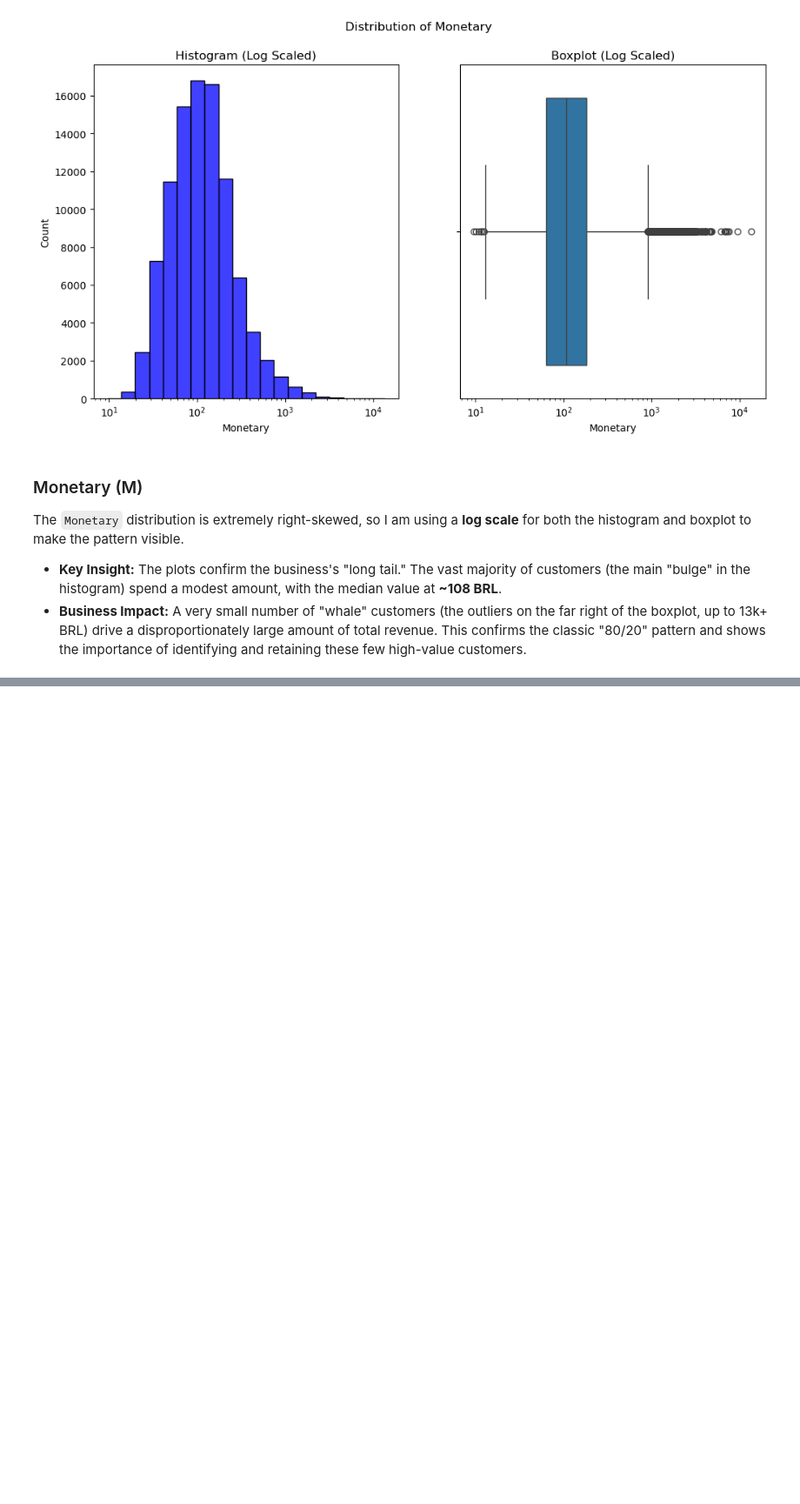
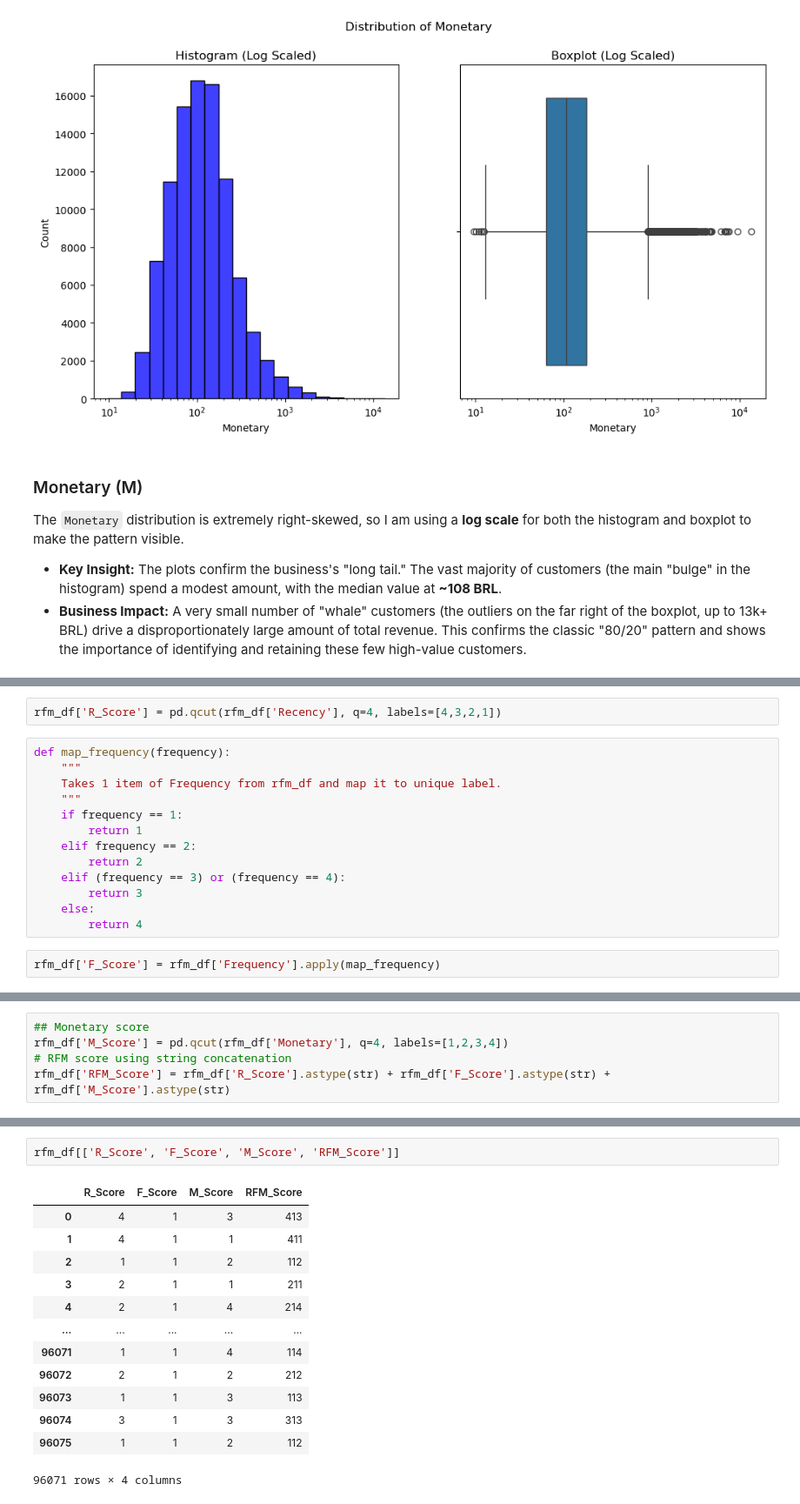
Before and after one commit to zeeshan-akram-ds/Olist-ECommerce-Analysis, a Jupyter notebook: notebooks/03_RFM_Analysis.ipynb, the cells around one changed output, grey strips where cells are left out. Shown at 87% size. Cells and saved outputs as stored; diff of their text form; blank space fills up the shorter version.

Commit message:
Calculated individual R, F, M scores and final RFM_Score string.

```diff
--- a/notebooks/03_RFM_Analysis.ipynb
+++ b/notebooks/03_RFM_Analysis.ipynb
@@ -228,0 +254,17 @@ The `Monetary` distribution is extremely right-skewed, so I am using a **log sca
+# %%
+rfm_df['R_Score'] = pd.qcut(rfm_df['Recency'], q=4, labels=[4,3,2,1])
+# %%
+def map_frequency(frequency):
+    """
+    Takes 1 item of Frequency from rfm_df and map it to unique label.
+    """
+    if frequency == 1:
+        return 1
+    elif frequency == 2:
+        return 2
+    elif (frequency == 3) or (frequency == 4):
+        return 3
+    else:
+        return 4
+# %%
+rfm_df['F_Score'] = rfm_df['Frequency'].apply(map_frequency)
@@ -228,0 +285,5 @@ The `Monetary` distribution is extremely right-skewed, so I am using a **log sca
+# %%
+## Monetary score
+rfm_df['M_Score'] = pd.qcut(rfm_df['Monetary'], q=4, labels=[1,2,3,4])
+# RFM score using string concatenation
+rfm_df['RFM_Score'] = rfm_df['R_Score'].astype(str) + rfm_df['F_Score'].astype(str) + rfm_df['M_Score'].astype(str)
@@ -228,0 +315,16 @@ The `Monetary` distribution is extremely right-skewed, so I am using a **log sca
+# %%
+rfm_df[['R_Score', 'F_Score', 'M_Score', 'RFM_Score']]
+# %% [output]
+|  | R_Score | F_Score | M_Score | RFM_Score |
+| 0 | 4 | 1 | 3 | 413 |
+| 1 | 4 | 1 | 1 | 411 |
+| 2 | 1 | 1 | 2 | 112 |
+| 3 | 2 | 1 | 1 | 211 |
+| 4 | 2 | 1 | 4 | 214 |
+| ... | ... | ... | ... | ... |
+| 96071 | 1 | 1 | 4 | 114 |
+| 96072 | 2 | 1 | 2 | 212 |
+| 96073 | 1 | 1 | 3 | 113 |
+| 96074 | 3 | 1 | 3 | 313 |
+| 96075 | 1 | 1 | 2 | 112 |
+96071 rows × 4 columns
```
Also changed, not shown: parts of 7 cells of this notebook.
